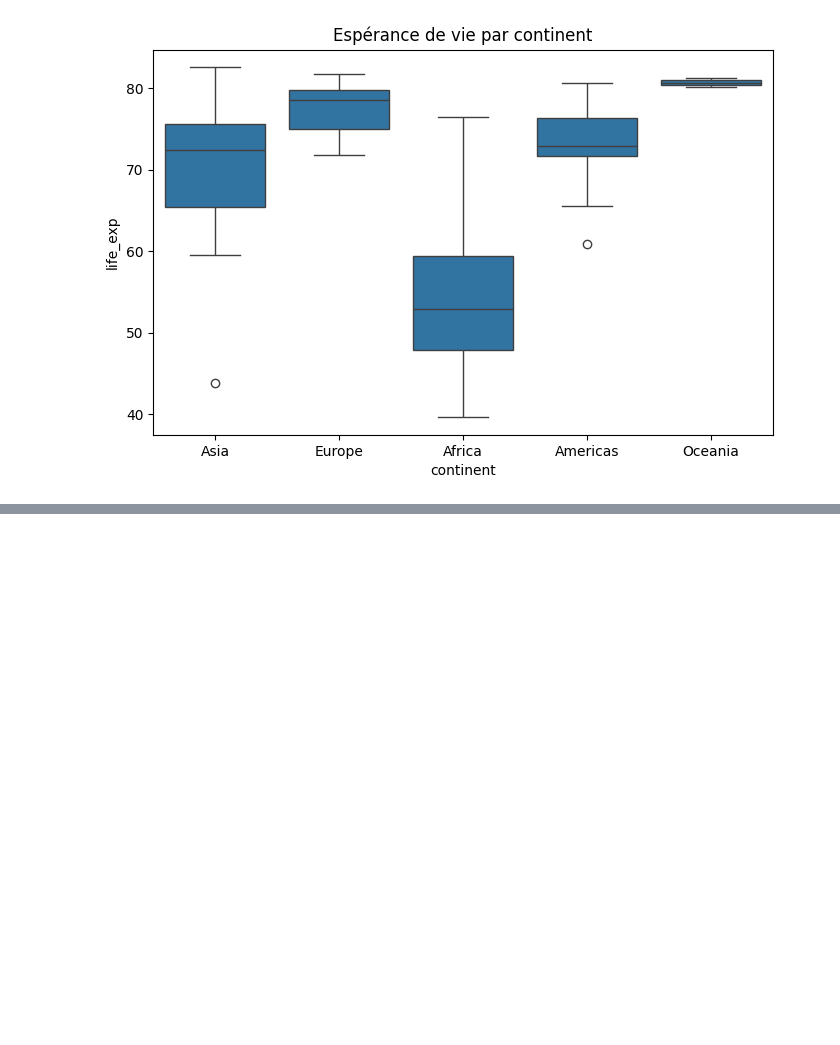
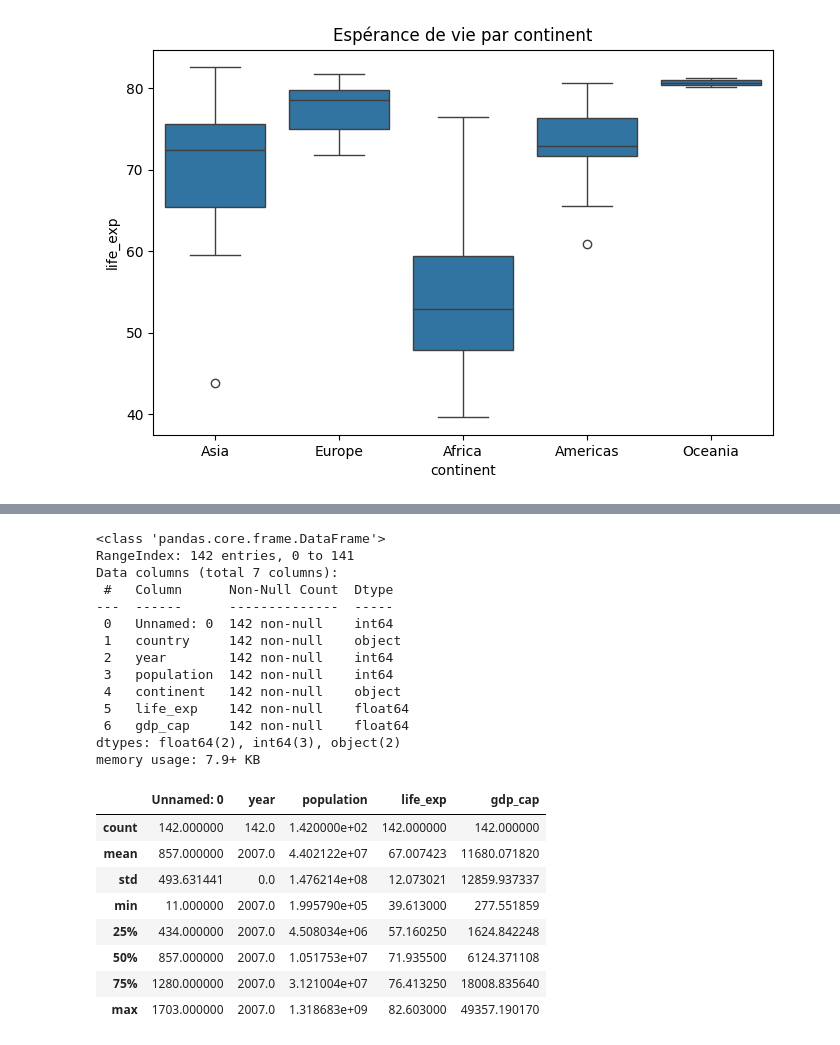
Before and after one commit to keirabasma/Formation-IA, a Jupyter notebook: CHERADI_Yasmine_workshop1.ipynb, the cells around one changed output, grey strips where cells are left out. Saved outputs shown, nothing was run; the diff lists cells and outputs as text; code cells hidden in the pictures; blank space fills up the shorter version.

```diff
--- a/CHERADI_Yasmine_workshop1.ipynb
+++ b/CHERADI_Yasmine_workshop1.ipynb
@@ -70,3 +70,9 @@ plt.title("Espérance de vie par continent")
 plt.show()
 # %% [output]
 [figure]
+# %%
+import pandas as pd
+
+# Load CSV
+df = pd.read_csv("gapminder.csv")
+df.head()
@@ -72,0 +86,27 @@ plt.show()
+# %%
+df.info()
+df.describe()
+# %% [output]
+<class 'pandas.core.frame.DataFrame'>
+RangeIndex: 142 entries, 0 to 141
+Data columns (total 7 columns):
+ #   Column      Non-Null Count  Dtype
+---  ------      --------------  -----
+ 0   Unnamed: 0  142 non-null    int64
+ 1   country     142 non-null    object
+ 2   year        142 non-null    int64
+ 3   population  142 non-null    int64
+ 4   continent   142 non-null    object
+ 5   life_exp    142 non-null    float64
+ 6   gdp_cap     142 non-null    float64
+dtypes: float64(2), int64(3), object(2)
+memory usage: 7.9+ KB
+|  | Unnamed: 0 | year | population | life_exp | gdp_cap |
+| count | 142.000000 | 142.0 | 1.420000e+02 | 142.000000 | 142.000000 |
+| mean | 857.000000 | 2007.0 | 4.402122e+07 | 67.007423 | 11680.071820 |
+| std | 493.631441 | 0.0 | 1.476214e+08 | 12.073021 | 12859.937337 |
+| min | 11.000000 | 2007.0 | 1.995790e+05 | 39.613000 | 277.551859 |
+| 25% | 434.000000 | 2007.0 | 4.508034e+06 | 57.160250 | 1624.842248 |
+| 50% | 857.000000 | 2007.0 | 1.051753e+07 | 71.935500 | 6124.371108 |
+| 75% | 1280.000000 | 2007.0 | 3.121004e+07 | 76.413250 | 18008.835640 |
+| max | 1703.000000 | 2007.0 | 1.318683e+09 | 82.603000 | 49357.190170 |
```
Also changed, not shown: parts of 9 cells of this notebook.
